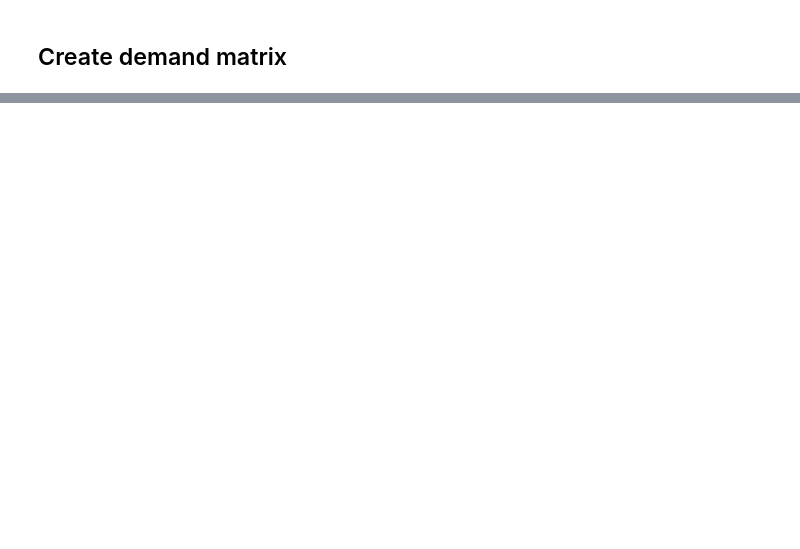
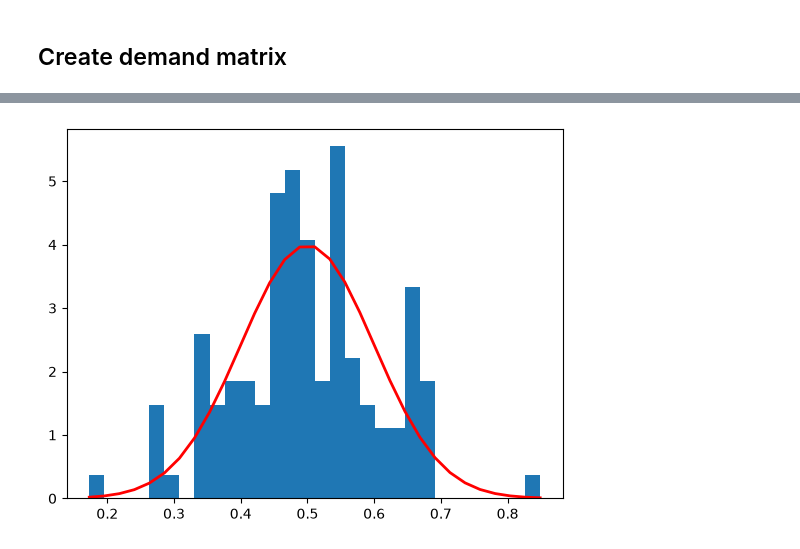
Before and after one commit to anyonectl/bicycle-network, a Jupyter notebook: code/initial/ga_mvp.ipynb, the cells around one changed output, grey strips where cells are left out. Saved outputs shown, nothing was run; the diff lists cells and outputs as text; code cells hidden in the pictures; blank space fills up the shorter version.

```diff
--- a/code/initial/ga_mvp.ipynb
+++ b/code/initial/ga_mvp.ipynb
@@ -94,0 +104,22 @@ no. of pairs should be: 120
+# %%
+def generate_demand(mean: float, std: float, n: int) -> np.ndarray:
+    seed: int = 8920299146682435938
+    rng: np.random.Generator = np.random.default_rng(seed=seed)
+    return rng.normal(mean, std, size=n)
+
+# Code from NumPy docs
+def plot_demand_distribution(mean: float, std: float, demand: np.ndarray):
+    count, bins, _ = plt.hist(demand, 30, density=True)
+    plt.plot(bins, 1/(std * np.sqrt(2 * np.pi)) *
+                   np.exp( - (bins - mean)**2 / (2 * std**2) ),
+             linewidth=2, color='r')
+    plt.show()
+# %%
+P = test_pairs.shape[0] # number of seed point pairs
+mean: float = 0.5
+std: float = 0.1
+test_demand = generate_demand(mean, std, P)
+print(type(test_demand))
+print(len(test_demand))
+print(len(test_demand))
+test_demand
@@ -94,0 +147,4 @@ no. of pairs should be: 120
+# %%
+plot_demand_distribution(mean, std, test_demand)
+# %% [output]
+[figure, added]
```
Also changed, not shown: parts of 14 cells of this notebook.
